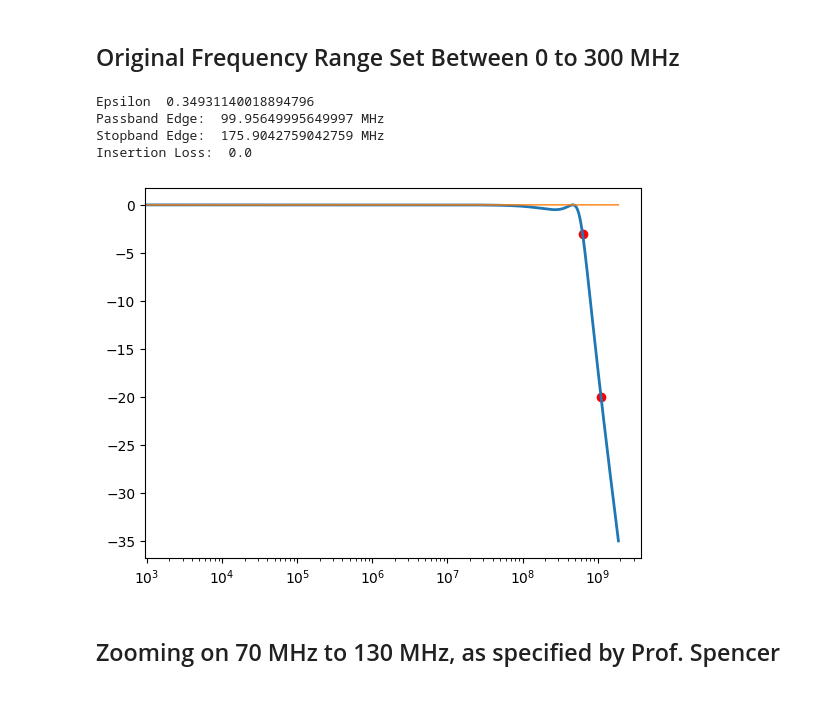
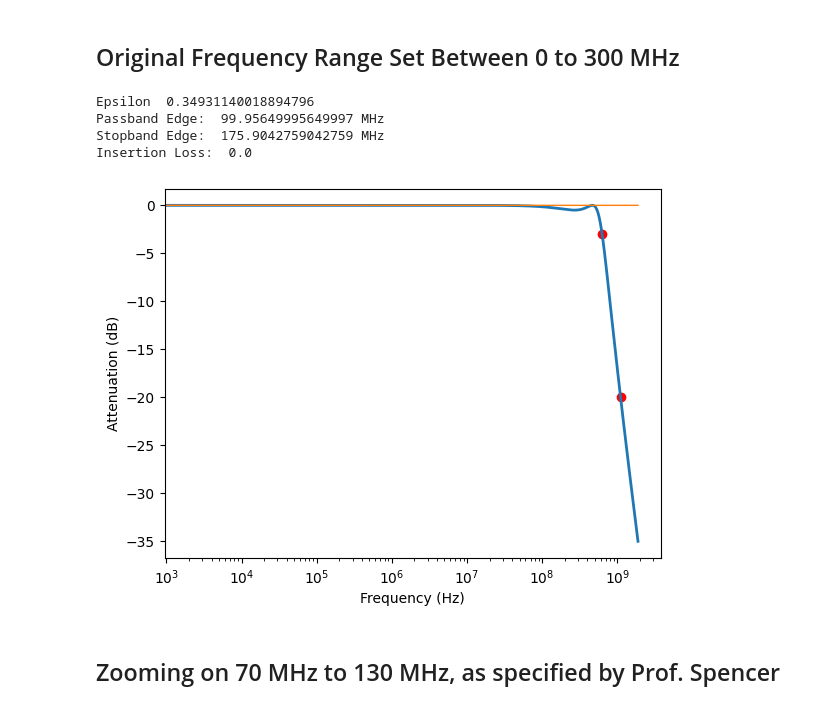
Before and after one commit to zoe-worrall/e155_labs, a Jupyter notebook: zoe-worrall-website/projects/radio_frequency/projects/designProject1_Analysis.ipynb, the cells around one changed output. Drawn from its saved outputs; the diff is of its cells as text; code cells hidden in the pictures.

```diff
--- a/zoe-worrall-website/projects/radio_frequency/projects/designProject1.ipynb
+++ b/zoe-worrall-website/projects/radio_frequency/projects/designProject1_Analysis.ipynb
@@ -60,36 +60,40 @@ def find(arr, val):
 # %% [markdown]
 ## Original Frequency Range Set Between 0 to 300 MHz
 # %%
+fig, axes = plt.subplots(1,1)
+axes.set_xlabel("Frequency (Hz)")
+axes.set_ylabel("Attenuation (dB)")
+
 curr_start = 0; curr_end = 300e6
 [oms, at] = buildAtt(curr_start, curr_end)
 plt.xscale("log")
 plt.plot(oms, -at, linewidth=2)
 
 zeroes = np.zeros(1000000)
 
 plt.plot(oms, zeroes, linewidth=1)
 
 loc_at_3 = find(-at, -3);
 freq_at_3 = oms[loc_at_3]/(2*np.pi)
 att_at_3 = -at[loc_at_3]
 
 
 loc_at_20 = find(-at, -20);
 freq_at_20 = oms[loc_at_20]/(2*np.pi)
 att_at_20 = -at[loc_at_20]
 
 plt.scatter(oms[loc_at_3], -at[loc_at_3], c='red')
 plt.scatter(oms[loc_at_20], -at[loc_at_20], c='red')
 
 print("Passband Edge: ", freq_at_3/1e6, "MHz")
 print("Stopband Edge: ", freq_at_20/1e6, "MHz")
 print("Insertion Loss: ", at[0])
 # %% [output]
 Epsilon  0.34931140018894796
 Passband Edge:  99.95649995649997 MHz
 Stopband Edge:  175.9042759042759 MHz
 Insertion Loss:  0.0
-[figure, old version]
+[figure, new version]
 # %% [markdown]
 ## Zooming on 70 MHz to 130 MHz, as specified by Prof. Spencer
 # %%
```
Also changed, not shown: parts of 17 cells of this notebook, 6 other files.
